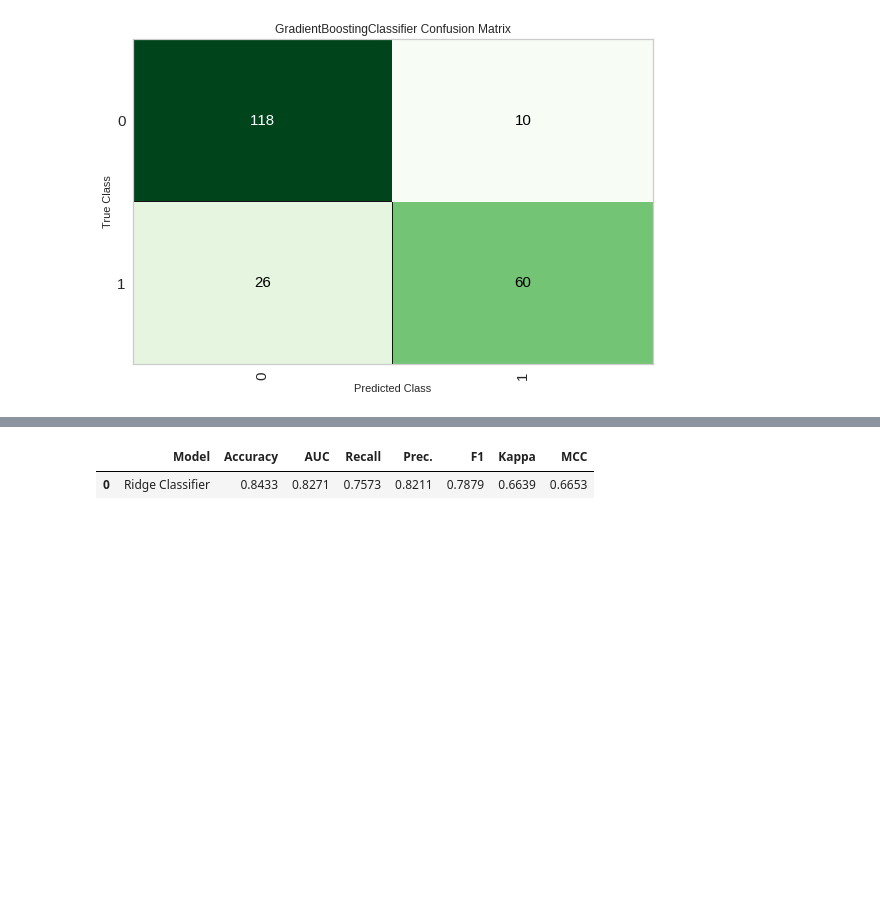
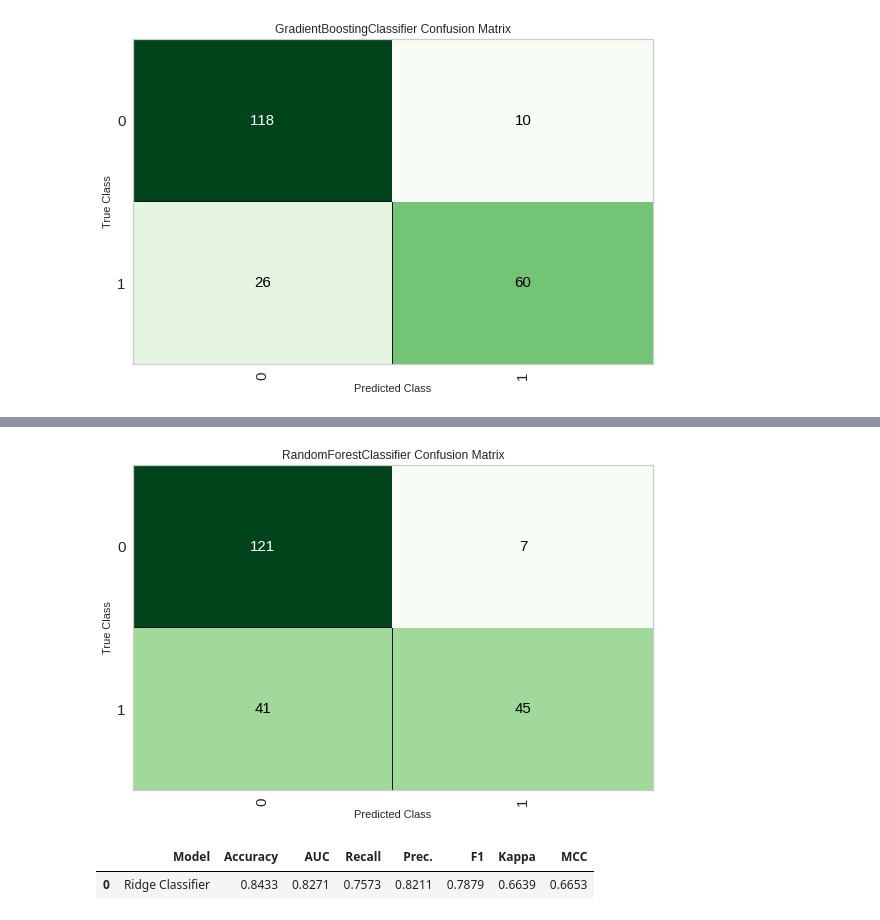
Before and after one commit to diegojeda/Titanic, a Jupyter notebook: Titanic.ipynb, the cells around one changed output, grey strips where cells are left out. Cells and saved outputs as stored; diff of their text form; code cells hidden in the pictures; blank space fills up the shorter version.

```diff
--- a/Titanic.ipynb
+++ b/Titanic.ipynb
@@ -569,3 +614,7 @@ Titanic_gbc = tune_model(Titanic_gbc, n_iter = 50)
+# %%
+plot_model(Titanic_RF,plot="confusion_matrix")
+# %% [output]
+[figure, added]
 # %%
 predict_model(tuned_top5[4])
 predict_model(tuned_top5[1])
```
Also changed, not shown: parts of 18 cells of this notebook.
